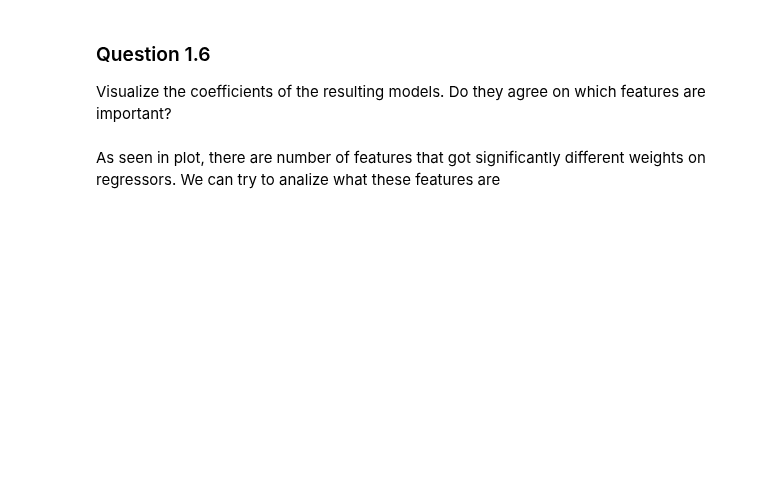
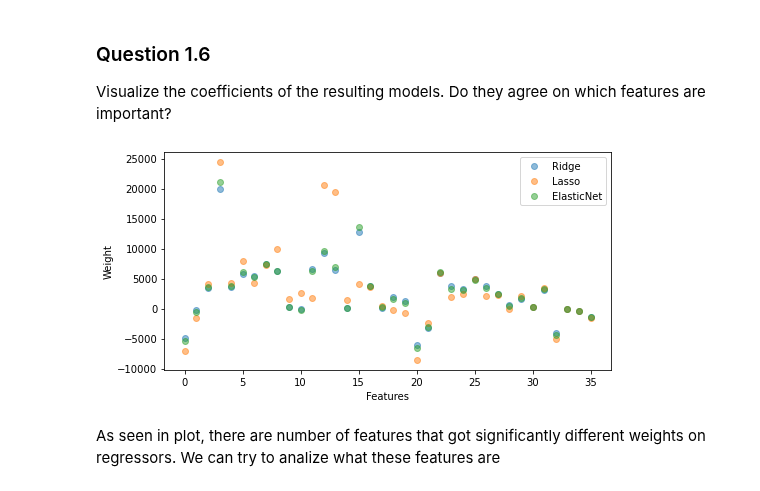
Before and after one commit to sashaaKr/master-of-science, a Jupyter notebook: semester_2/Advanced_Topics_in_Machine_Learning/assignment_1/Advanced Machine Learning - HW #1.ipynb, the cells around one changed output. Drawn from its saved outputs; the diff is of its cells as text; code cells hidden in the pictures; blank space fills up the shorter version.

Commit message:
[1.3 - 1.6] impute, OneHot, cross_validation with default params on test, tuning of parameters

```diff
--- a/semester_2/Advanced_Topics_in_Machine_Learning/assignment_1/Advanced Machine Learning - HW #1.ipynb
+++ b/semester_2/Advanced_Topics_in_Machine_Learning/assignment_1/Advanced Machine Learning - HW #1.ipynb
@@ -415,8 +390,11 @@ def plot_alpha_l1_score(gridcv_results):
+# %%
+pipe = Pipeline([('scaler', StandardScaler()),
+                 ('regressor', Ridge())])
 # %%
 # RIDGE
-ridge_param_grid = {'imputer': [KNNImputer()],
-            'regressor': [Ridge()],
+
+ridge_param_grid = {'regressor': [Ridge()],
             'regressor__alpha': np.logspace(-3, 3, 13),
-            'scaler': [preprocess]}
+            'scaler': [StandardScaler()]}
 ridge_grid = GridSearchCV(pipe, ridge_param_grid,n_jobs=-1,return_train_score=True,cv=10)
 ridge_grid.fit(X_train, y_train)
@@ -425,8 +417,8 @@ plot_alpha_score(ridge_grid.cv_results_)
 # %%
 # LASSO
-lasso_param_grid =  {'imputer': [KNNImputer()],
+lasso_param_grid =  {
              'regressor': [Lasso()],
             'regressor__alpha': np.logspace(-3, 0, 13),
-            'scaler': [preprocess]}
+            }
 lasso_grid = GridSearchCV(pipe, lasso_param_grid,n_jobs=-1,return_train_score=True,cv=10)
 lasso_grid.fit(X_train, y_train)
@@ -435,9 +439,8 @@ plot_alpha_score(lasso_grid.cv_results_)
 # %%
 # ELASTIC NET
-elastic_param_grid = {'imputer': [KNNImputer()],
-            'regressor': [ElasticNet()],
+elastic_param_grid = {'regressor': [ElasticNet()],
             'regressor__alpha': np.logspace(-4, -1, 10),
             'regressor__l1_ratio': [0.01, .1, .5, .9, .98, 1],
-            'scaler': [preprocess]}
+            }
 elastic_grid = GridSearchCV(pipe, elastic_param_grid,n_jobs=-1,return_train_score=True,cv=10)
 elastic_grid.fit(X_train, y_train)
@@ -450,16 +465,18 @@ important?
 # %%
 ridge = ridge_grid.best_estimator_.named_steps['regressor']
 lasso = lasso_grid.best_estimator_.named_steps['regressor']
 elastic = elastic_grid.best_estimator_.named_steps['regressor']
 fig = plt.figure(figsize=(8, 4))
 ax = fig.add_subplot(1,1,1)
 ax.set_xlabel("Features")
 ax.set_ylabel("Weight")
-ax.plot(ridge.coef_, label="Ridge",alpha=0.5)
-ax.plot(lasso.coef_, label="Lasso",alpha=0.5)
-ax.plot(elastic.coef_, label="ElasticNet",alpha=0.5)
+ax.plot(ridge.coef_, 'o',label="Ridge",alpha=0.5)
+ax.plot(lasso.coef_, 'o',label="Lasso",alpha=0.5)
+ax.plot(elastic.coef_, 'o',label="ElasticNet",alpha=0.5)
 ax.legend()
 plt.show()
+# %% [output]
+[figure, added]
 # %% [markdown]
 As seen in plot, there are number of features that got significantly different weights on regressors.
 We can try to analize what these features are
```
Also changed, not shown: parts of 20 cells of this notebook.
